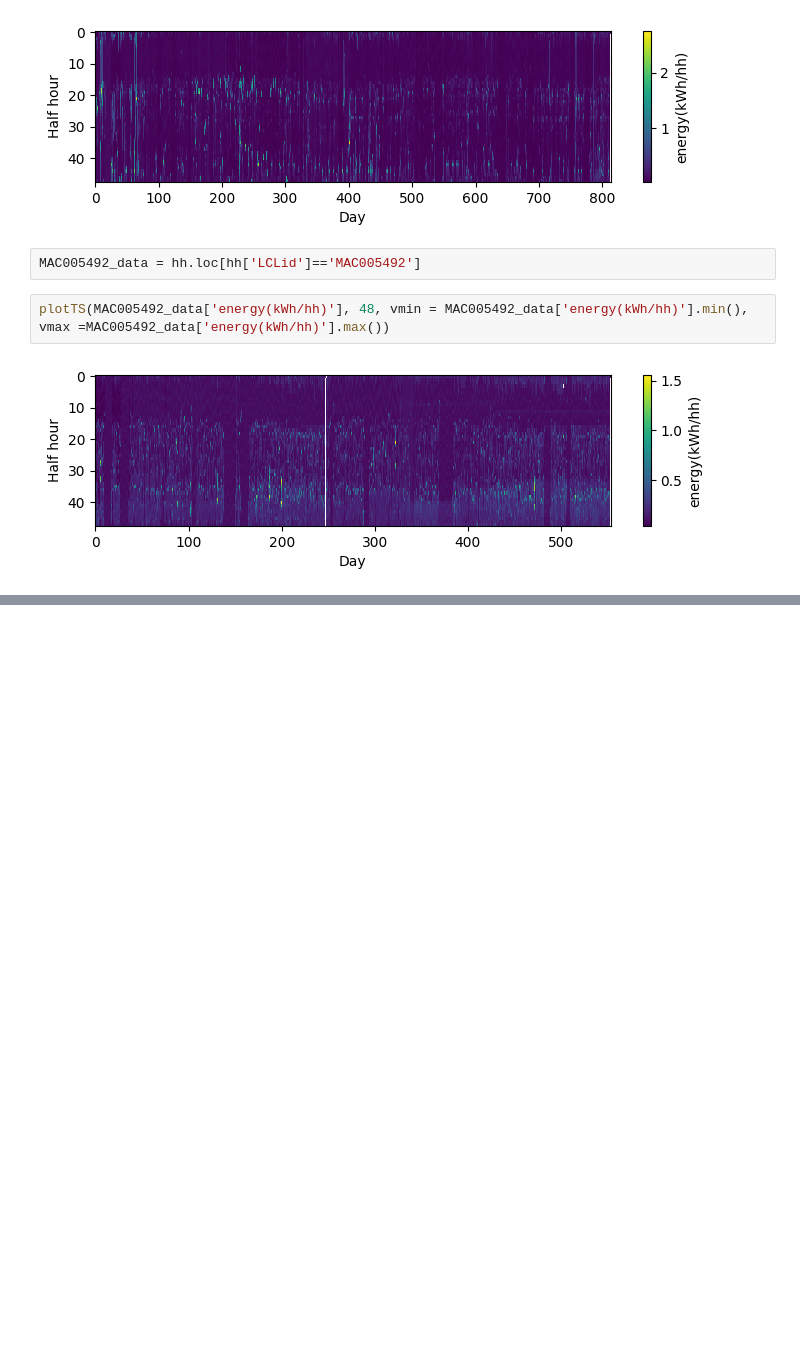
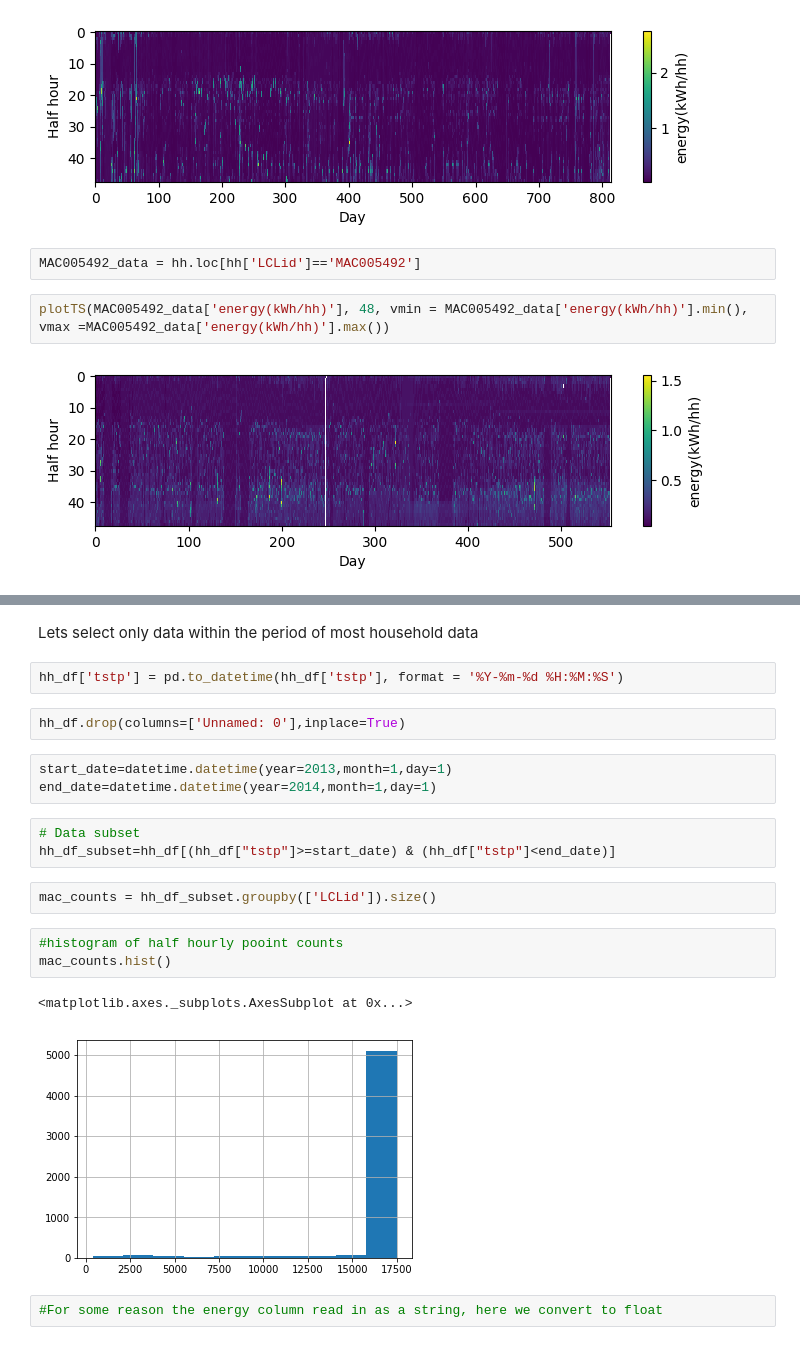
Before and after one commit to sofiary/teamunicornn, a Jupyter notebook: challenge_1/notebooks/3_0_clustering_ds.ipynb, the cells around one changed output, grey strips where cells are left out. Cells and saved outputs as stored; diff of their text form; blank space fills up the shorter version.

```diff
--- a/challenge_1/notebooks/3_0_clustering_ds.ipynb
+++ b/challenge_1/notebooks/3_0_clustering_ds.ipynb
@@ -189,0 +215,22 @@ plotTS(MAC005492_data['energy(kWh/hh)'], 48, vmin = MAC005492_data['energy(kWh/h
+# %% [markdown]
+Lets select only data within the period of most household data
+# %%
+hh_df['tstp'] = pd.to_datetime(hh_df['tstp'], format = '%Y-%m-%d %H:%M:%S')
+# %%
+hh_df.drop(columns=['Unnamed: 0'],inplace=True)
+# %%
+start_date=datetime.datetime(year=2013,month=1,day=1)
+end_date=datetime.datetime(year=2014,month=1,day=1)
+# %%
+# Data subset
+hh_df_subset=hh_df[(hh_df["tstp"]>=start_date) & (hh_df["tstp"]<end_date)]
+# %%
+mac_counts = hh_df_subset.groupby(['LCLid']).size()
+# %%
+#histogram of half hourly pooint counts
+mac_counts.hist()
+# %% [output]
+<matplotlib.axes._subplots.AxesSubplot at 0x...>
+[figure, added]
+# %%
+#For some reason the energy column read in as a string, here we convert to float
```
Also changed, not shown: parts of 18 cells of this notebook, 5 other files.
